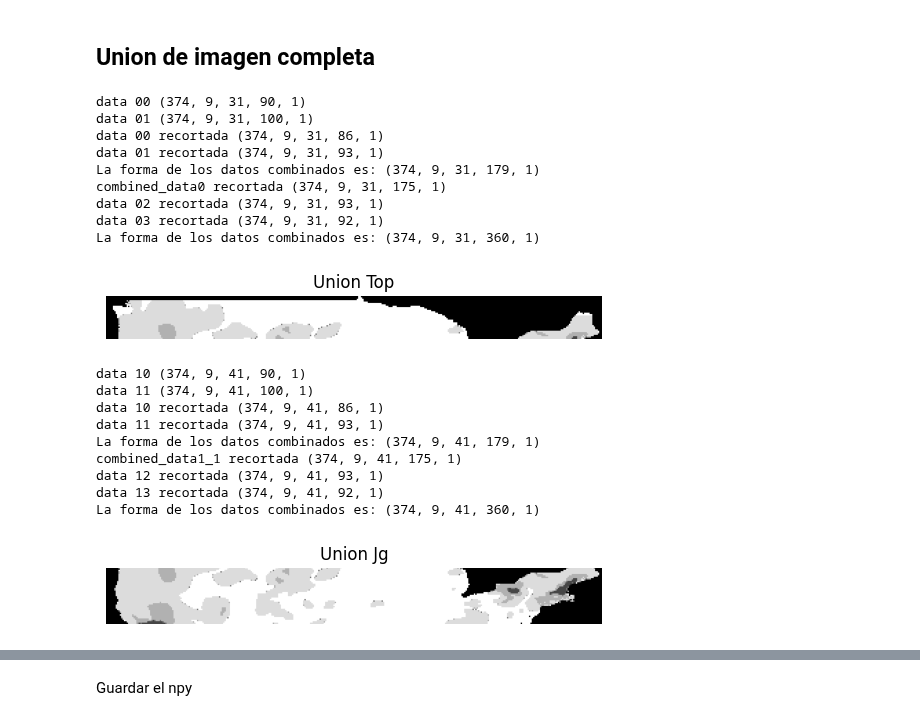
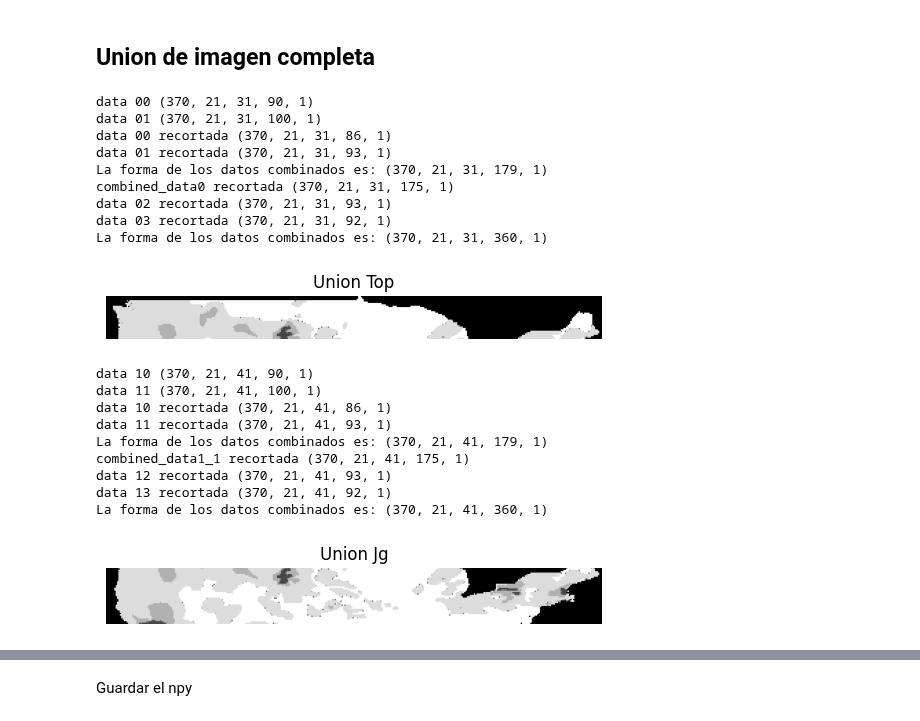
Before and after one commit to SahirReyes30/ImageXpartes, a Jupyter notebook: AlgorimoConvLSTMUnirImagenes.ipynb, the cells around one changed output, grey strips where cells are left out. Drawn from its saved outputs; the diff is of its cells as text; code cells hidden in the pictures.

```diff
--- a/AlgorimoConvLSTMUnirImagenes.ipynb
+++ b/AlgorimoConvLSTMUnirImagenes.ipynb
@@ -857,11 +860,15 @@ combined_data3x3TopMidBot (374, 122, 360, 1)
 # Unir 4X4
 # %% [markdown]
 ## Union de imagen completa
+# %%
+carpeta4x4 = "v8w22"
+
+ventana4x4 = "22"
 # %%
-data0_0 = np.load("DroughtDatasetMask/dataset/Resultados4x4/v2w10/31_90Part0_0/PredictionsConvolutionLSTM_forecast_31_90_Part0_0_w10.npy")
-data0_1 = np.load("DroughtDatasetMask/dataset/Resultados4x4/v2w10/31_100Part0_1/PredictionsConvolutionLSTM_forecast_31_100_Part0_1_w10.npy")
-data0_2 = np.load("DroughtDatasetMask/dataset/Resultados4x4/v2w10/31_100Part0_2/PredictionsConvolutionLSTM_forecast_31_100_Part0_2_w10.npy")
-data0_3 = np.load("DroughtDatasetMask/dataset/Resultados4x4/v2w10/31_100Part0_3/PredictionsConvolutionLSTM_forecast_31_100_Part0_3_w10.npy")
+data0_0 = np.load("DroughtDatasetMask/dataset/Resultados4x4/"+carpeta4x4+"/31_90Part0_0/PredictionsConvolutionLSTM_forecast_31_90_Part0_0_w"+ventana4x4+".npy")
+data0_1 = np.load("DroughtDatasetMask/dataset/Resultados4x4/"+carpeta4x4+"/31_100Part0_1/PredictionsConvolutionLSTM_forecast_31_100_Part0_1_w"+ventana4x4+".npy")
+data0_2 = np.load("DroughtDatasetMask/dataset/Resultados4x4/"+carpeta4x4+"/31_100Part0_2/PredictionsConvolutionLSTM_forecast_31_100_Part0_2_w"+ventana4x4+".npy")
+data0_3 = np.load("DroughtDatasetMask/dataset/Resultados4x4/"+carpeta4x4+"/31_100Part0_3/PredictionsConvolutionLSTM_forecast_31_100_Part0_3_w"+ventana4x4+".npy")
 
 print("data 00",data0_0.shape)
 print("data 01",data0_1.shape)
@@ -905,21 +912,21 @@ plt.title("Union Top")
 plt.axis('off')
 plt.show()
 # %% [output]
-data 00 (374, 9, 31, 90, 1)
-data 01 (374, 9, 31, 100, 1)
-data 00 recortada (374, 9, 31, 86, 1)
-data 01 recortada (374, 9, 31, 93, 1)
-La forma de los datos combinados es: (374, 9, 31, 179, 1)
-combined_data0 recortada (374, 9, 31, 175, 1)
-data 02 recortada (374, 9, 31, 93, 1)
-data 03 recortada (374, 9, 31, 92, 1)
-La forma de los datos combinados es: (374, 9, 31, 360, 1)
+data 00 (370, 21, 31, 90, 1)
+data 01 (370, 21, 31, 100, 1)
+data 00 recortada (370, 21, 31, 86, 1)
+data 01 recortada (370, 21, 31, 93, 1)
+La forma de los datos combinados es: (370, 21, 31, 179, 1)
+combined_data0 recortada (370, 21, 31, 175, 1)
+data 02 recortada (370, 21, 31, 93, 1)
+data 03 recortada (370, 21, 31, 92, 1)
+La forma de los datos combinados es: (370, 21, 31, 360, 1)
-[figure, old version]
+[figure, new version]
 # %%
-data1_0 = np.load("DroughtDatasetMask/dataset/Resultados4x4/v2w10/41_90Part1_0/PredictionsConvolutionLSTM_forecast_41_90_Part1_0_w10.npy")
-data1_1 = np.load("DroughtDatasetMask/dataset/Resultados4x4/v2w10/41_100Part1_1/PredictionsConvolutionLSTM_forecast_41_100_Part1_1_w10.npy")
-data1_2 = np.load("DroughtDatasetMask/dataset/Resultados4x4/v2w10/41_100Part1_2/PredictionsConvolutionLSTM_forecast_41_100_Part1_2_w10.npy")
-data1_3 = np.load("DroughtDatasetMask/dataset/Resultados4x4/v2w10/41_100Part1_3/PredictionsConvolutionLSTM_forecast_41_100_Part1_3_w10.npy")
+data1_0 = np.load("DroughtDatasetMask/dataset/Resultados4x4/"+carpeta4x4+"/41_90Part1_0/PredictionsConvolutionLSTM_forecast_41_90_Part1_0_w"+ventana4x4+".npy")
+data1_1 = np.load("DroughtDatasetMask/dataset/Resultados4x4/"+carpeta4x4+"/41_100Part1_1/PredictionsConvolutionLSTM_forecast_41_100_Part1_1_w"+ventana4x4+".npy")
+data1_2 = np.load("DroughtDatasetMask/dataset/Resultados4x4/"+carpeta4x4+"/41_100Part1_2/PredictionsConvolutionLSTM_forecast_41_100_Part1_2_w"+ventana4x4+".npy")
+data1_3 = np.load("DroughtDatasetMask/dataset/Resultados4x4/"+carpeta4x4+"/41_100Part1_3/PredictionsConvolutionLSTM_forecast_41_100_Part1_3_w"+ventana4x4+".npy")
 
 print("data 10",data1_0.shape)
 print("data 11",data1_1.shape)
@@ -936,41 +943,41 @@ print("La forma de los datos combinados es:", combined_data1_1.shape)
 
 combined_data1_1 = combined_data1_1[:, :, :, :-4, :] # recorte del lado derecho
 print ("combined_data1_1 recortada",combined_data1_1.shape)
 
 data1_2 = data1_2[:, :, :, 7:, :] # recorte del lado izquierdo
 print("data 12 recortada",data1_2.shape)
 
 #concatena los datos
 combined_data1_2 = np.concatenate((combined_data1_1, data1_2), axis=3)
 
 data1_3 = data1_3[:, :, :, 8:, :] # recorte del lado izquierdo
 print("data 13 recortada",data1_3.shape)
 
 #concatena los datos
 combined_data1_3 = np.concatenate((combined_data1_2, data1_3), axis=3)
 
 
 # La forma final esperada debería ser (371, 4, 41, 240, 1)
 print("La forma de los datos combinados es:", combined_data1_3.shape)
 
 # Guardar el array combinado
 #output_path = "/path/to/combined_data.npy"
 #np.save(output_path, combined_data)
 
 #plot de la primera imagen
 plt.imshow(combined_data1_3[0,0], cmap='gray')
 plt.title("Union Jg")
 plt.axis('off')
 plt.show()
 # %% [output]
-data 10 (374, 9, 41, 90, 1)
-data 11 (374, 9, 41, 100, 1)
-data 10 recortada (374, 9, 41, 86, 1)
-data 11 recortada (374, 9, 41, 93, 1)
-La forma de los datos combinados es: (374, 9, 41, 179, 1)
-combined_data1_1 recortada (374, 9, 41, 175, 1)
-data 12 recortada (374, 9, 41, 93, 1)
-data 13 recortada (374, 9, 41, 92, 1)
-La forma de los datos combinados es: (374, 9, 41, 360, 1)
+data 10 (370, 21, 41, 90, 1)
+data 11 (370, 21, 41, 100, 1)
+data 10 recortada (370, 21, 41, 86, 1)
+data 11 recortada (370, 21, 41, 93, 1)
+La forma de los datos combinados es: (370, 21, 41, 179, 1)
+combined_data1_1 recortada (370, 21, 41, 175, 1)
+data 12 recortada (370, 21, 41, 93, 1)
+data 13 recortada (370, 21, 41, 92, 1)
+La forma de los datos combinados es: (370, 21, 41, 360, 1)
-[figure, old version]
+[figure, new version]
 # %%
```
Also changed, not shown: parts of 19 cells of this notebook, 1 other file.
